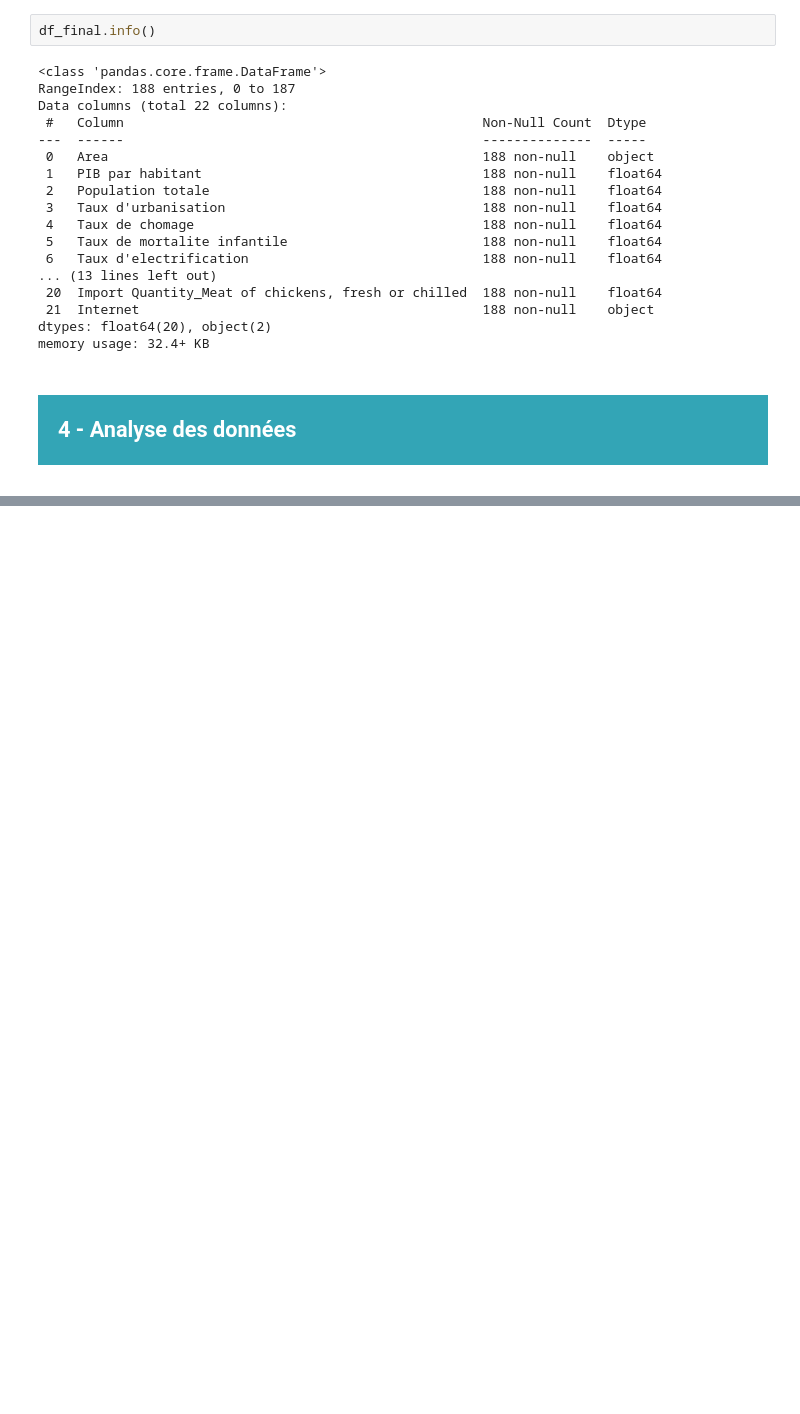
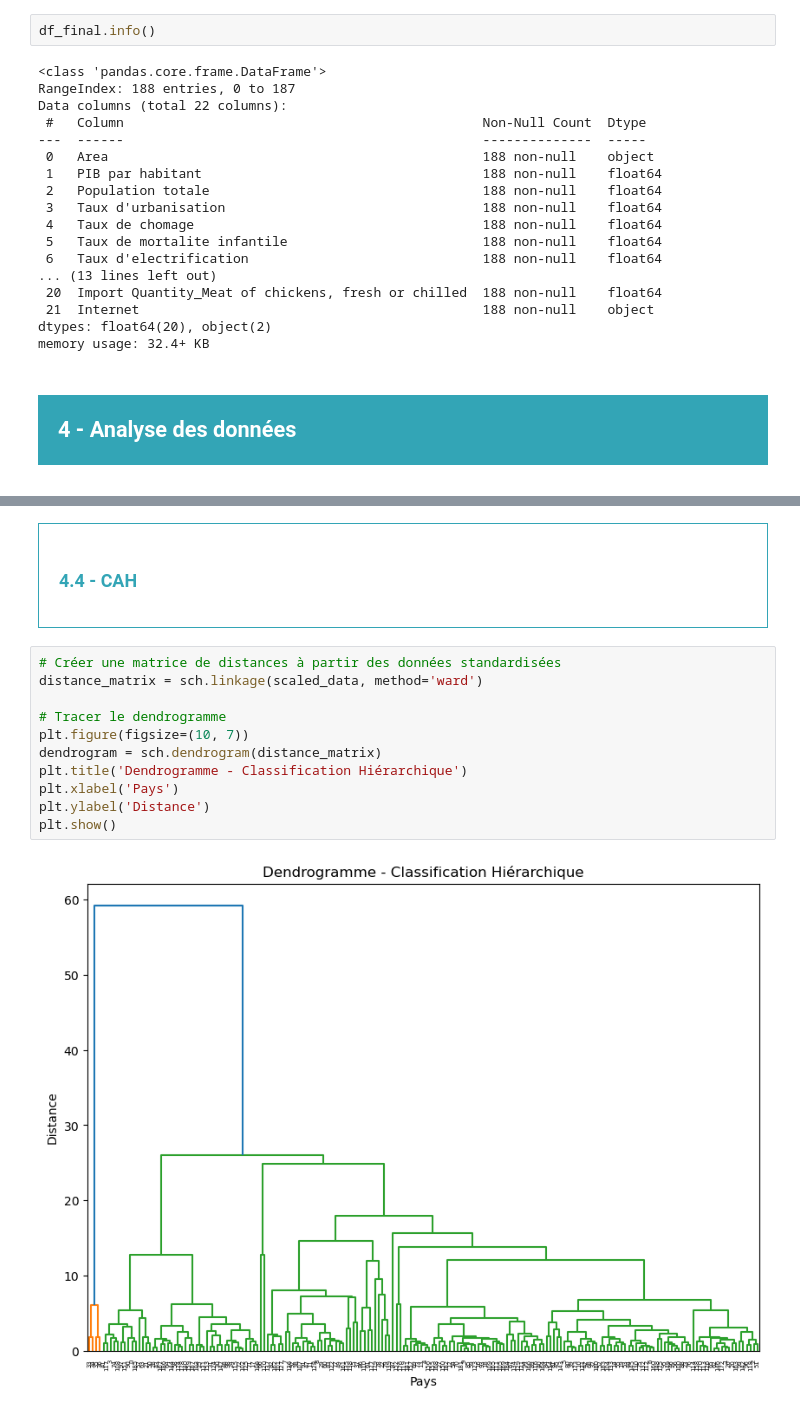
Before and after one commit to obenmaha/BioPoultryMarketAnalysis, a Jupyter notebook: Notebook.ipynb, the cells around one changed output, grey strips where cells are left out. Drawn from its saved outputs; the diff is of its cells as text; blank space fills up the shorter version.

```diff
--- a/Notebook.ipynb
+++ b/Notebook.ipynb
@@ -584,0 +702,17 @@ memory usage: 32.4+ KB
+# %% [markdown]
+<div style="border: 1px solid RGB(51,165,182);" >
+<h3 style="margin: auto; padding: 20px; color: RGB(51,165,182); ">4.4 - CAH</h3>
+</div>
+# %%
+# Créer une matrice de distances à partir des données standardisées
+distance_matrix = sch.linkage(scaled_data, method='ward')
+
+# Tracer le dendrogramme
+plt.figure(figsize=(10, 7))
+dendrogram = sch.dendrogram(distance_matrix)
+plt.title('Dendrogramme - Classification Hiérarchique')
+plt.xlabel('Pays')
+plt.ylabel('Distance')
+plt.show()
+# %% [output]
+[figure, added]
```
Also changed, not shown: parts of 17 cells of this notebook.
